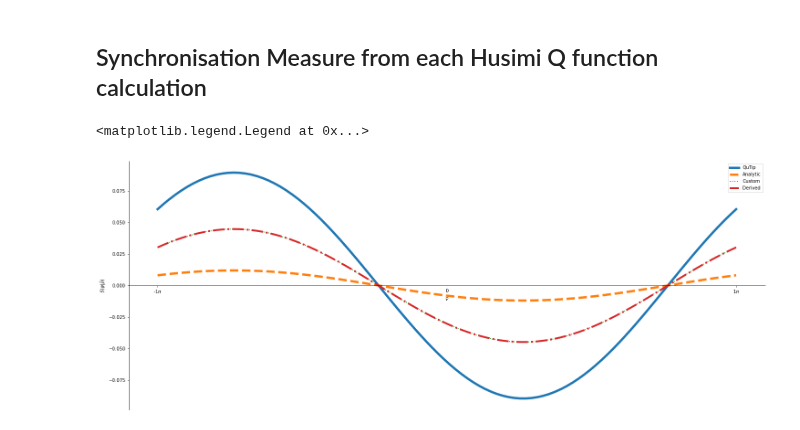
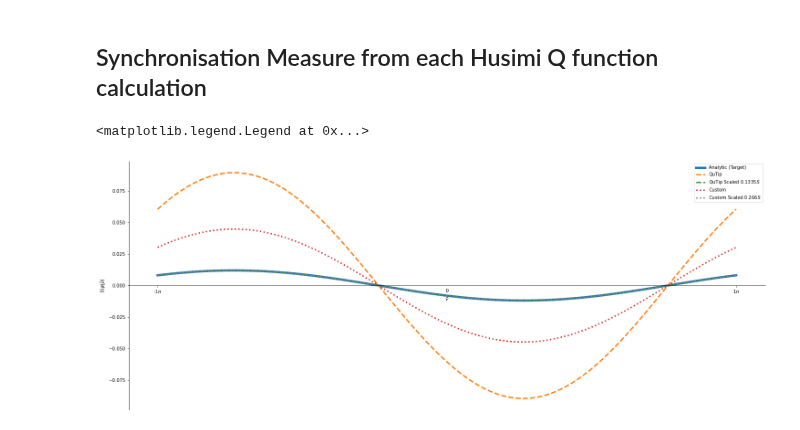
Before and after one commit to OliverDudgeon/QSync, a Jupyter notebook: qubit-husimi-q.ipynb, the cells around one changed output. Drawn from its saved outputs; the diff is of its cells as text; code cells hidden in the pictures.

```diff
--- a/qubit-husimi-q.ipynb
+++ b/qubit-husimi-q.ipynb
@@ -71,0 +56,9 @@ plot_spin_qfunc(Q_qutip.T, phi, theta)
+# %%
+s = state_dict["state"].full()
+s[0, 0], s[1, 1] = s[1, 1], s[0, 0]
+s[0, 1], s[1, 0] = s[1, 0], s[0, 1]
+
+Q_qutip, *_ = spin_q_function(Qobj(s), theta, phi)
+Q_qutip = Q_qutip - 1 / (4 * np.pi)  # Correction as QuTip is always off by this amount
+plot_spin_qfunc(Q_qutip.T, phi, theta)
+# plot_spin_qfunc(Q_qutip.T/2, phi, theta) # Correction factor to match up with analytic version
@@ -85,6 +82,6 @@ plot_spin_qfunc(Q_analytic.T, phi, theta)
 # %%
-myQ = my_spin_q_func(state_dict["state"], theta, phi)
-plot_spin_qfunc(myQ[:, ::-1].T, phi, theta)
+Q_comp = my_spin_q_func(state_dict["state"], theta, phi)
+plot_spin_qfunc(Q_comp.T, phi, theta)
 # %% [output]
 (<AxesSubplot:xlabel='$\\varphi$', ylabel='$\\theta$'>,
  <matplotlib.collections.QuadMesh at 0x...>)
@@ -115,38 +90,31 @@ plot_spin_qfunc(Q.T, phi, theta)
 ## Synchronisation Measure from each Husimi Q function calculation
 # %%
 mx, my, mz = bloch_vector_comps(
-    state_dict["gain_amp"],
-    state_dict["loss_amp"],
-    state_dict["detuning"],
-    state_dict["signal_strength"],
+    state_dict["gain_amp"], state_dict["loss_amp"], state_dict["detuning"], state_dict["signal_strength"],
 )
 
 fig, ax = plt.subplots(figsize=[25, 10])
 # ax.spines["left"].set_position("zero")
 ax.spines["right"].set_visible(False)
 ax.spines["bottom"].set_position("zero")
 ax.spines["top"].set_visible(False)
 
-# S measure from QuTip Q function
-S_qutip = spin_S_measure(theta, Q_qutip[::-1, ::-1] - 1 / (4 * np.pi))
-plot_S_measure(S_qutip, phi, ax=ax, fig=fig, label="QuTip", lw=5)
-# plot_S_measure(0.1335 * S_qutip, phi, ax=ax, fig=fig, label="QuTip Scaled $0.1335S$", lw=3)
+# Analytic S measure (Target)
+S_analytic = (1 / 8) * (mx * np.cos(phi) + my * np.sin(phi))
+plot_S_measure(S_analytic, phi, ax=ax, fig=fig, label="Analytic (Target)", lw=5)
 
-# Analytic S measure
-S_analytic = (1 / 8) * (mx * np.cos(phi) + my * np.sin(phi))
-plot_S_measure(S_analytic, phi, ax=ax, fig=fig, ls="--", label="Analytic", lw=5)
+# 1. S measure from QuTip Q function
+S_qutip = spin_S_measure(theta, Q_qutip)
+plot_S_measure(S_qutip, phi, ax=ax, fig=fig, label="QuTip", ls="--", lw=3)
+plot_S_measure(0.133 * S_qutip, phi, ax=ax, fig=fig, label="QuTip Scaled $0.133S$", ls="--", lw=3) # Correction factors for a signal and detuning
 
-# S measure of my Q function
-myS = spin_S_measure(theta, myQ[:, ::-1])
-plot_S_measure(myS, phi, ax=ax, fig=fig, ls=":", label="Custom", lw=2)
-# ax.plot(phi, 0.266 * myS, ls=":", label=r"Custom Scaled $0.266S$", lw=2)
 
-# S measure from my derived Q function
-derivedS = spin_S_measure(theta, Q[::-1, ::-1])
-plot_S_measure(derivedS, phi, ax=ax, fig=fig, ls="-.", label="Derived", lw=4)
-# plot_S_measure(0.266 * derivedS, phi, ax=ax, fig=fig, ls="-.", label="Scaled Derived $0.266S$", lw=2)
+# 2. S measure of my Q function
+S_comp = spin_S_measure(theta, Q_comp)
+plot_S_measure(S_comp, phi, ax=ax, fig=fig, ls=":", label="Custom", lw=3)
+ax.plot(phi, 0.266 * S_comp, ls=":", label=r"Custom Scaled $0.266S$", lw=3) # Correction factors for a signal and detuning
 
 ax.legend()
 # %% [output]
 <matplotlib.legend.Legend at 0x...>
-[figure, old version]
+[figure, new version]
```
Also changed, not shown: parts of 12 cells of this notebook, 1 other file.
